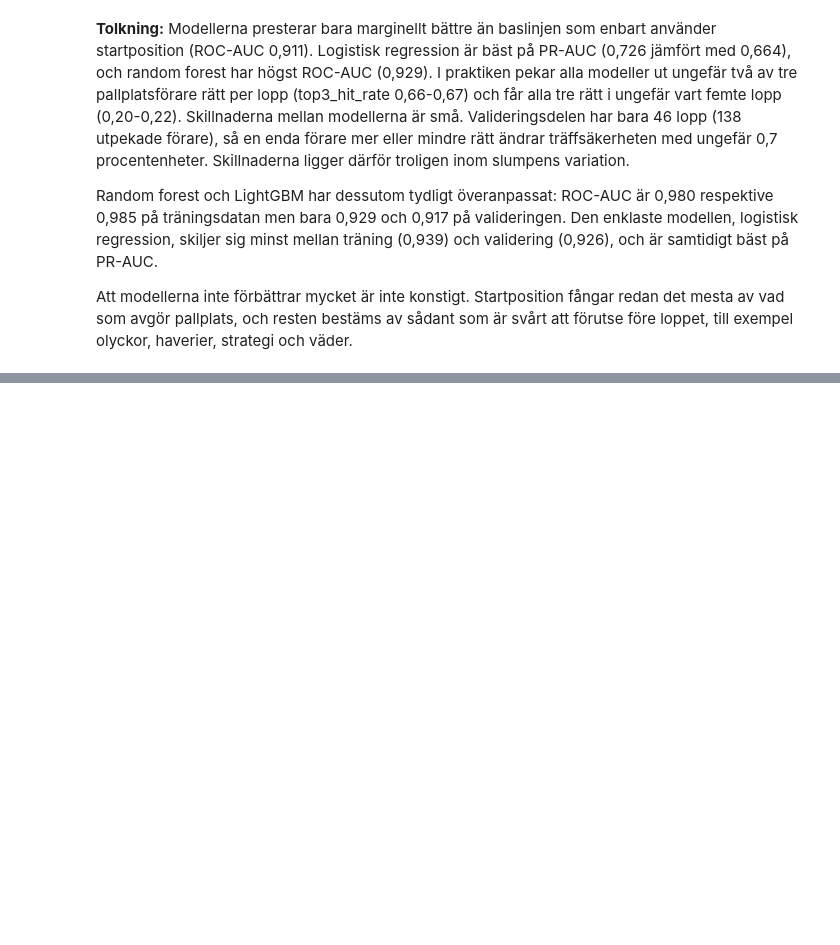
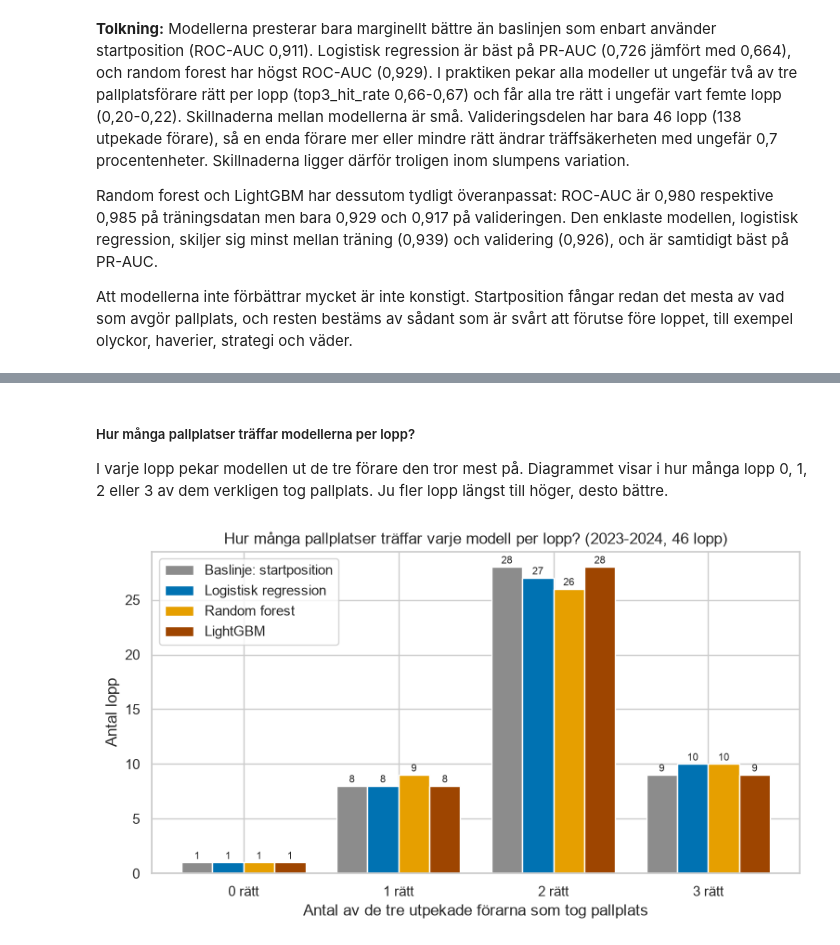
Before and after one commit to felixalfred/f1-podium-prediction, a Jupyter notebook: notebooks/f1_podium_prediction.ipynb, the cells around one changed output, grey strips where cells are left out. Drawn from its saved outputs; the diff is of its cells as text; code cells hidden in the pictures; blank space fills up the shorter version.

Commit message:
Diagram: träffar per lopp och kalibrering av modellerna

```diff
--- a/notebooks/f1_podium_prediction.ipynb
+++ b/notebooks/f1_podium_prediction.ipynb
@@ -1117,0 +1240,52 @@ Att modellerna inte förbättrar mycket är inte konstigt. Startposition fångar
+# %%
+from sklearn.base import clone
+from sklearn.calibration import calibration_curve
+
+# Träna om varje modell med bästa inställningar, på träningsdelen
+tuned_models = {}
+for name, search in searches.items():
+    model = clone(candidates[name][0]).set_params(**search.best_params_)
+    model.fit(X_train, y_train)
+    tuned_models[name] = model
+
+# Poäng för varje förare i valideringsdelen (baslinjens poäng är minus startposition)
+valid_scores = {"Baslinje: startposition": -valid["grid_adj"].values}
+for name, model in tuned_models.items():
+    valid_scores[name] = model.predict_proba(X_valid)[:, 1]
+
+# Färger (valda så att de går att skilja åt även vid nedsatt färgseende)
+colors = {"Baslinje: startposition": "#8C8C8C", "Logistisk regression": "#0072B2",
+          "Random forest": "#E69F00", "LightGBM": "#9E4500"}
+# %% [markdown]
+##### Hur många pallplatser träffar modellerna per lopp?
+
+I varje lopp pekar modellen ut de tre förare den tror mest på. Diagrammet visar i hur många lopp 0, 1, 2 eller 3 av dem verkligen tog pallplats. Ju fler lopp längst till höger, desto bättre.
+# %%
+def hits_per_race(data, score):
+    """Antal av de tre högst rankade förarna i varje lopp som tog pallplats (0-3)."""
+    tmp = data[["raceId", "podium"]].copy()
+    tmp["score"] = np.asarray(score)
+    tmp["rank"] = tmp.groupby("raceId")["score"].rank(method="first", ascending=False)
+    return tmp[tmp["rank"] <= 3].groupby("raceId")["podium"].sum()
+
+# Antal lopp med 0, 1, 2 och 3 rätt för varje modell
+counts = pd.DataFrame({
+    name: hits_per_race(valid, score).value_counts().reindex([0, 1, 2, 3], fill_value=0)
+    for name, score in valid_scores.items()
+})
+
+fig, ax = plt.subplots(figsize=(9, 4.5))
+width = 0.2
+x = np.arange(4)
+for k, (name, color) in enumerate(colors.items()):
+    bars = ax.bar(x + (k - 1.5) * width, counts[name], width, label=name, color=color)
+    ax.bar_label(bars, fontsize=8, padding=1)
+ax.set_xticks(x)
+ax.set_xticklabels(["0 rätt", "1 rätt", "2 rätt", "3 rätt"])
+ax.set_xlabel("Antal av de tre utpekade förarna som tog pallplats")
+ax.set_ylabel("Antal lopp")
+ax.set_title("Hur många pallplatser träffar varje modell per lopp? (2023-2024, 46 lopp)")
+ax.legend()
+plt.show()
+# %% [output]
+[figure, added]
```
Also changed, not shown: parts of 14 cells of this notebook.
